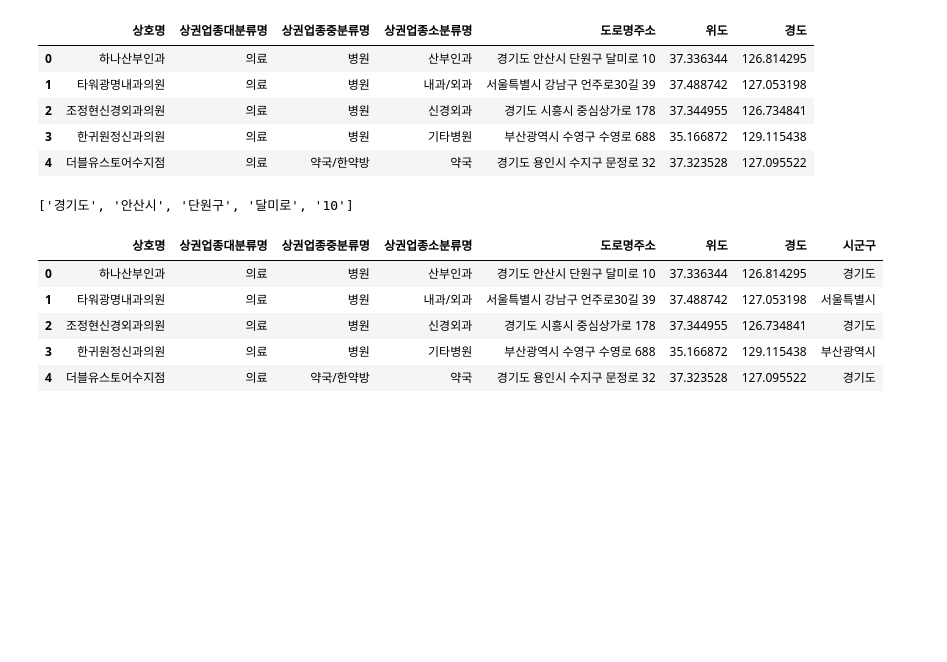
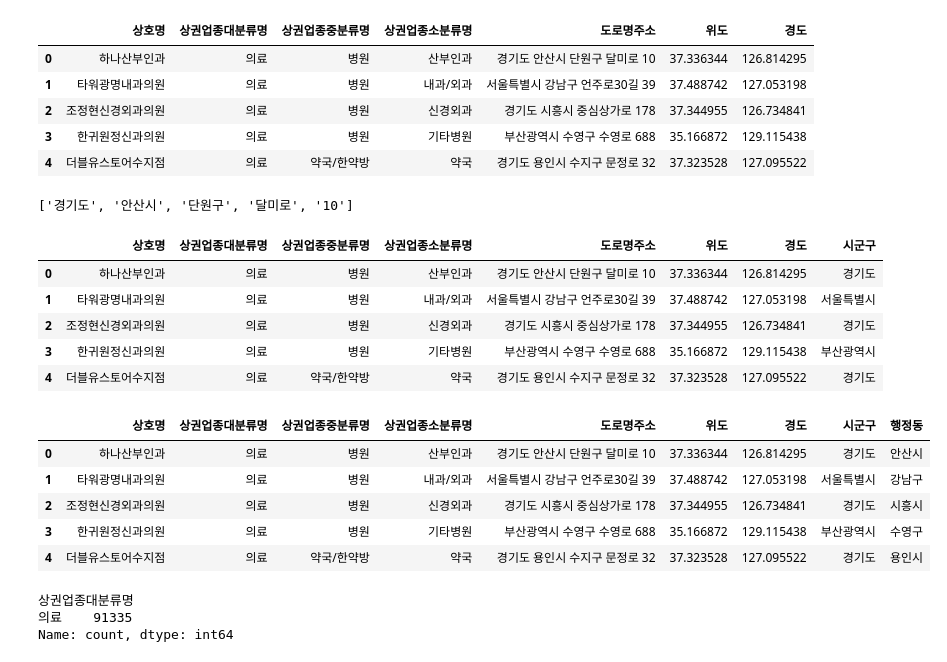
Before and after one commit to leekyuyoung2/encore_office_worker, a Jupyter notebook: 3일차/01.ipynb, the cells around one changed output. Saved outputs shown, nothing was run; the diff lists cells and outputs as text; code cells hidden in the pictures; blank space fills up the shorter version.

```diff
--- a/3일차/01.ipynb
+++ b/3일차/01.ipynb
@@ -327,3 +329,8 @@ df2.head()
 | 2 | 조정현신경외과의원 | 의료 | 병원 | 신경외과 | 경기도 시흥시 중심상가로 178 | 37.344955 | 126.734841 | 경기도 |
 | 3 | 한귀원정신과의원 | 의료 | 병원 | 기타병원 | 부산광역시 수영구 수영로 688 | 35.166872 | 129.115438 | 부산광역시 |
 | 4 | 더블유스토어수지점 | 의료 | 약국/한약방 | 약국 | 경기도 용인시 수지구 문정로 32 | 37.323528 | 127.095522 | 경기도 |
+# %%
+# 행정동 추가
+dong = []
+for row in df2['도로명주소'].str.split():
+    dong.append(row[1])
@@ -329,0 +339,15 @@ df2.head()
+# %%
+df2.head()
+# %% [output]
+|  | 상호명 | 상권업종대분류명 | 상권업종중분류명 | 상권업종소분류명 | 도로명주소 | 위도 | 경도 | 시군구 | 행정동 |
+| 0 | 하나산부인과 | 의료 | 병원 | 산부인과 | 경기도 안산시 단원구 달미로 10 | 37.336344 | 126.814295 | 경기도 | 안산시 |
+| 1 | 타워광명내과의원 | 의료 | 병원 | 내과/외과 | 서울특별시 강남구 언주로30길 39 | 37.488742 | 127.053198 | 서울특별시 | 강남구 |
+| 2 | 조정현신경외과의원 | 의료 | 병원 | 신경외과 | 경기도 시흥시 중심상가로 178 | 37.344955 | 126.734841 | 경기도 | 시흥시 |
+| 3 | 한귀원정신과의원 | 의료 | 병원 | 기타병원 | 부산광역시 수영구 수영로 688 | 35.166872 | 129.115438 | 부산광역시 | 수영구 |
+| 4 | 더블유스토어수지점 | 의료 | 약국/한약방 | 약국 | 경기도 용인시 수지구 문정로 32 | 37.323528 | 127.095522 | 경기도 | 용인시 |
+# %%
+df2['상권업종대분류명'].value_counts()
+# %% [output]
+상권업종대분류명
+의료    91335
+Name: count, dtype: int64
```
Also changed, not shown: parts of 14 cells of this notebook.
